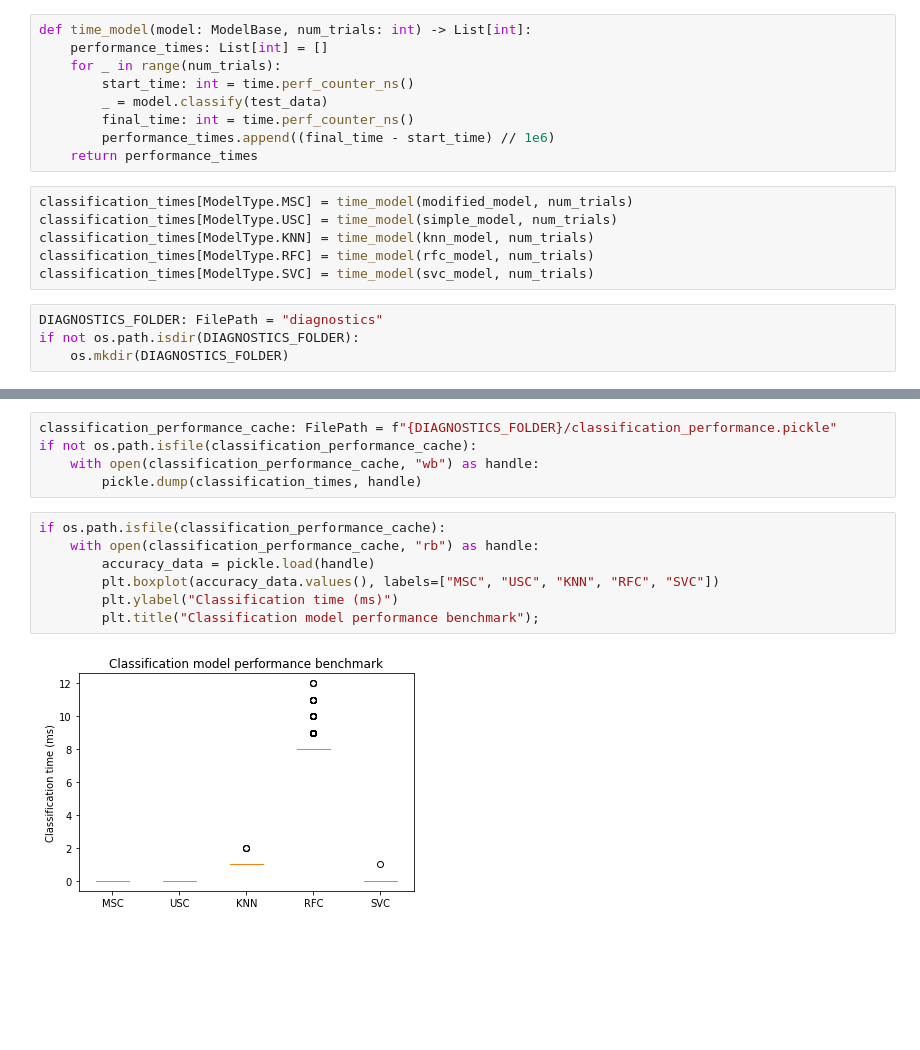
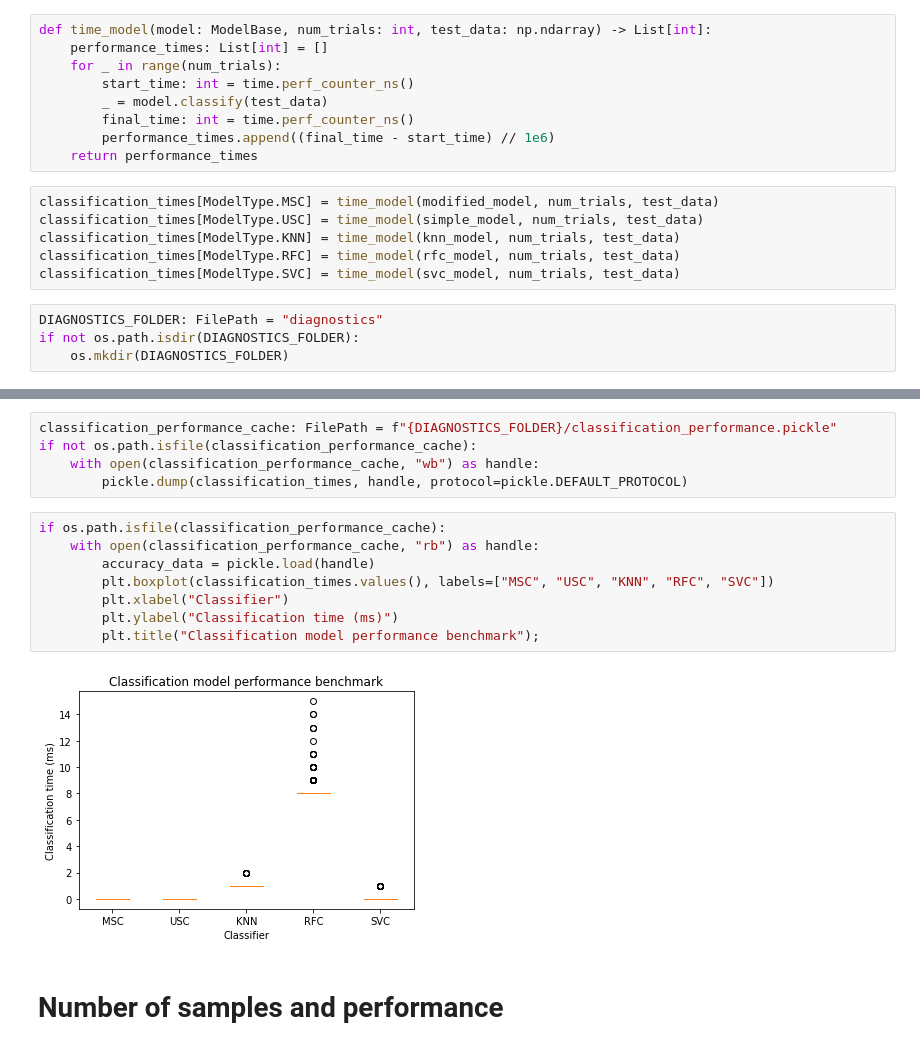
Before and after one commit to pavyamsiri/Brain_7_Report, a Jupyter notebook: SpaceRun/benchmark.ipynb, the cells around one changed output, grey strips where cells are left out. Drawn from its saved outputs; the diff is of its cells as text; blank space fills up the shorter version.

```diff
--- a/SpaceRun/benchmark.ipynb
+++ b/SpaceRun/benchmark.ipynb
@@ -54,7 +51,7 @@ num_trials: int = int(1e3)
 # %%
 classification_times: Dict[ModelType, List[int]] = {}
 # %%
-def time_model(model: ModelBase, num_trials: int) -> List[int]:
+def time_model(model: ModelBase, num_trials: int, test_data: np.ndarray) -> List[int]:
     performance_times: List[int] = []
     for _ in range(num_trials):
         start_time: int = time.perf_counter_ns()
@@ -63,11 +60,11 @@ def time_model(model: ModelBase, num_trials: int) -> List[int]:
         performance_times.append((final_time - start_time) // 1e6)
     return performance_times
 # %%
-classification_times[ModelType.MSC] = time_model(modified_model, num_trials)
-classification_times[ModelType.USC] = time_model(simple_model, num_trials)
-classification_times[ModelType.KNN] = time_model(knn_model, num_trials)
-classification_times[ModelType.RFC] = time_model(rfc_model, num_trials)
-classification_times[ModelType.SVC] = time_model(svc_model, num_trials)
+classification_times[ModelType.MSC] = time_model(modified_model, num_trials, test_data)
+classification_times[ModelType.USC] = time_model(simple_model, num_trials, test_data)
+classification_times[ModelType.KNN] = time_model(knn_model, num_trials, test_data)
+classification_times[ModelType.RFC] = time_model(rfc_model, num_trials, test_data)
+classification_times[ModelType.SVC] = time_model(svc_model, num_trials, test_data)
 # %%
 DIAGNOSTICS_FOLDER: FilePath = "diagnostics"
 if not os.path.isdir(DIAGNOSTICS_FOLDER):
@@ -83,13 +80,16 @@ plt.savefig(f"{DIAGNOSTICS_FOLDER}/classification_performance_boxplot.png")
 classification_performance_cache: FilePath = f"{DIAGNOSTICS_FOLDER}/classification_performance.pickle"
 if not os.path.isfile(classification_performance_cache):
     with open(classification_performance_cache, "wb") as handle:
-        pickle.dump(classification_times, handle)
+        pickle.dump(classification_times, handle, protocol=pickle.DEFAULT_PROTOCOL)
 # %%
 if os.path.isfile(classification_performance_cache):
     with open(classification_performance_cache, "rb") as handle:
         accuracy_data = pickle.load(handle)
-        plt.boxplot(accuracy_data.values(), labels=["MSC", "USC", "KNN", "RFC", "SVC"])
+        plt.boxplot(classification_times.values(), labels=["MSC", "USC", "KNN", "RFC", "SVC"])
+        plt.xlabel("Classifier")
         plt.ylabel("Classification time (ms)")
         plt.title("Classification model performance benchmark");
 # %% [output]
-[figure, old version]
+[figure, new version]
+# %% [markdown]
+# Number of samples and performance
```
Also changed, not shown: parts of 7 cells of this notebook, 10 other files.
